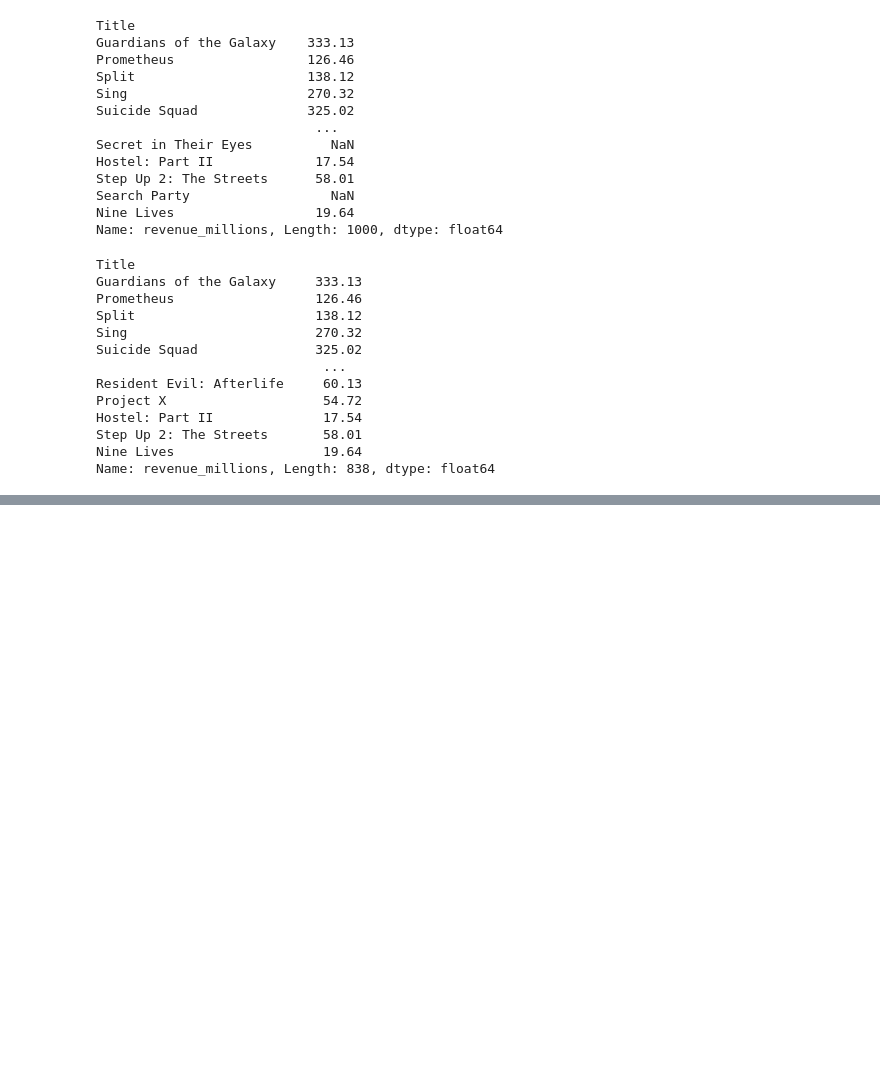
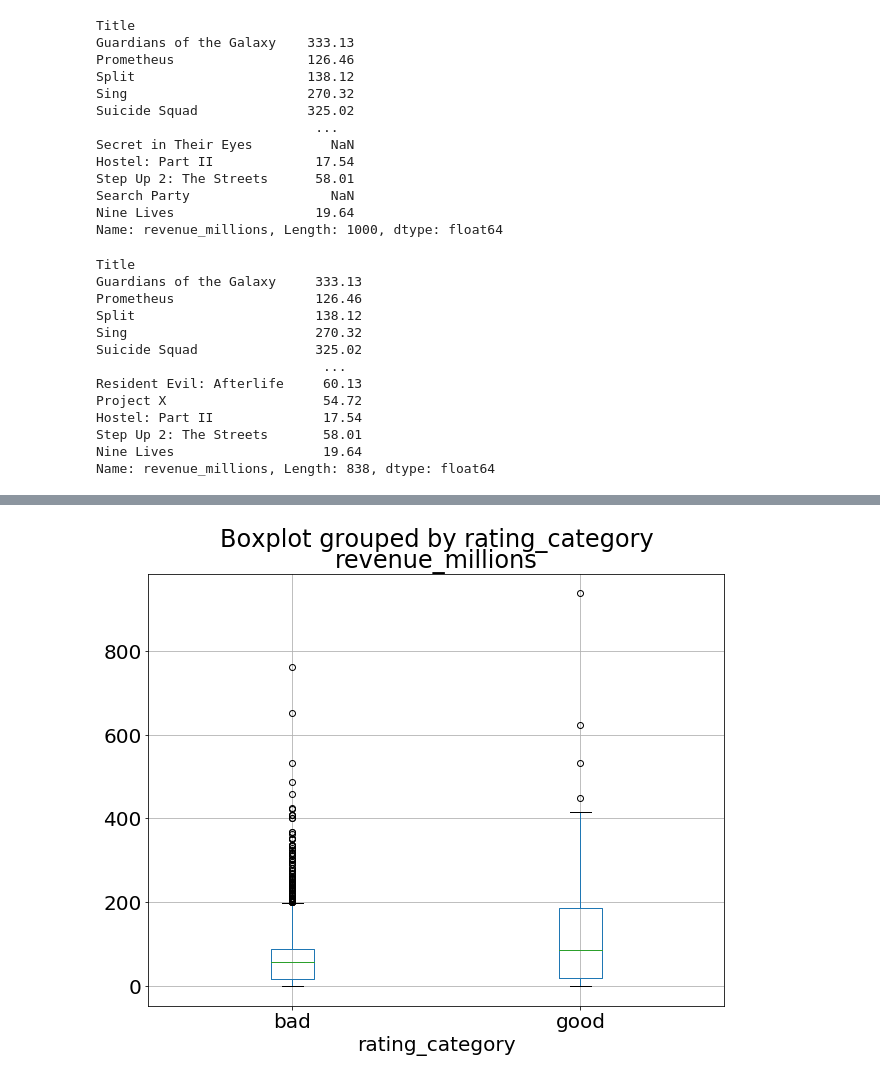
Before and after one commit to egandone/bitesofpy, a Jupyter notebook: 260/notebook1.ipynb, the cells around one changed output, grey strips where cells are left out. Drawn from its saved outputs; the diff is of its cells as text; code cells hidden in the pictures; blank space fills up the shorter version.

```diff
--- a/260/notebook1.ipynb
+++ b/260/notebook1.ipynb
@@ -284,0 +549,4 @@ Name: revenue_millions, Length: 838, dtype: float64
+# %%
+movies_df.boxplot(column='revenue_millions', by='rating_category');
+# %% [output]
+[figure, added]
```
Also changed, not shown: parts of 26 cells of this notebook.
